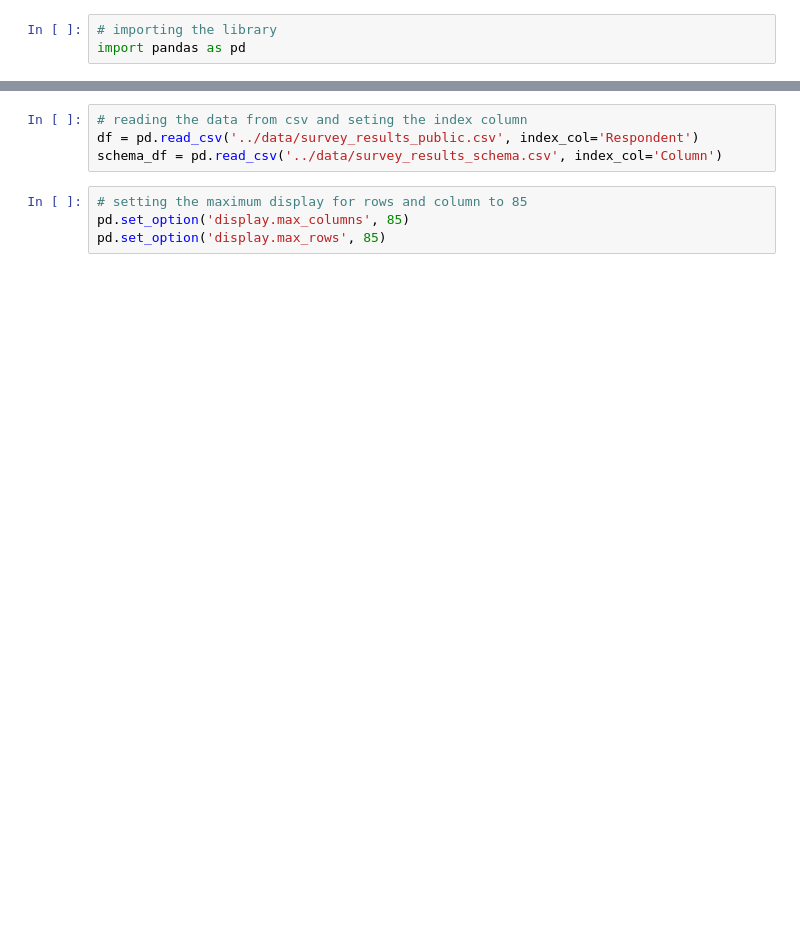
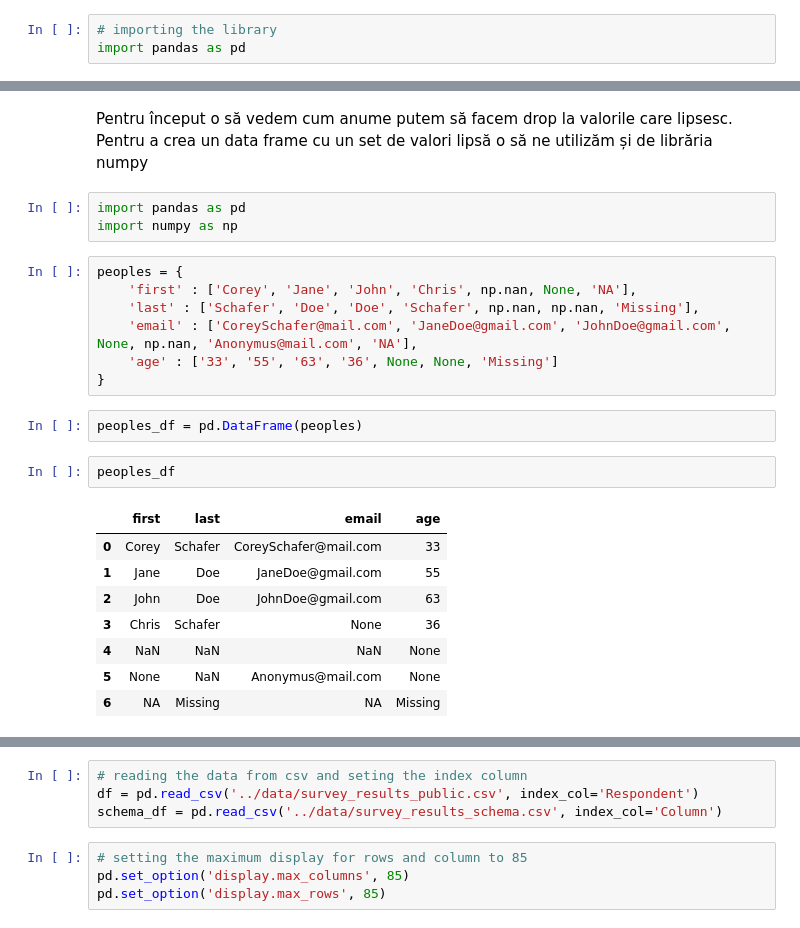
Before and after one commit to ageorgiu17/Pandas_Corey_Schafer, a Jupyter notebook: Part9_Cleaning_Data/Part9_Cleaning_Data.ipynb, the cells around one changed output, grey strips where cells are left out. Saved outputs shown, nothing was run; the diff lists cells and outputs as text; blank space fills up the shorter version.

```diff
--- a/Part9_Cleaning_Data/Part9_Cleaning_Data.ipynb
+++ b/Part9_Cleaning_Data/Part9_Cleaning_Data.ipynb
@@ -3,0 +6,25 @@ import pandas as pd
+# %% [markdown]
+Pentru început o să vedem cum anume putem să facem drop la valorile care lipsesc. Pentru a crea un data frame cu un set de valori lipsă o să ne utilizăm și de librăria numpy
+# %%
+import pandas as pd
+import numpy as np
+# %%
+peoples = {
+    'first' : ['Corey', 'Jane', 'John', 'Chris', np.nan, None, 'NA'],
+    'last' : ['Schafer', 'Doe', 'Doe', 'Schafer', np.nan, np.nan, 'Missing'],
+    'email' : ['CoreySchafer@mail.com', 'JaneDoe@gmail.com', 'JohnDoe@gmail.com', None, np.nan, 'Anonymus@mail.com', 'NA'],
+    'age' : ['33', '55', '63', '36', None, None, 'Missing']
+}
+# %%
+peoples_df = pd.DataFrame(peoples)
+# %%
+peoples_df
+# %% [output]
+|  | first | last | email | age |
+| 0 | Corey | Schafer | CoreySchafer@mail.com | 33 |
+| 1 | Jane | Doe | JaneDoe@gmail.com | 55 |
+| 2 | John | Doe | JohnDoe@gmail.com | 63 |
+| 3 | Chris | Schafer | None | 36 |
+| 4 | NaN | NaN | NaN | None |
+| 5 | None | NaN | Anonymus@mail.com | None |
+| 6 | NA | Missing | NA | Missing |
```
Also changed, not shown: parts of 71 cells of this notebook.
